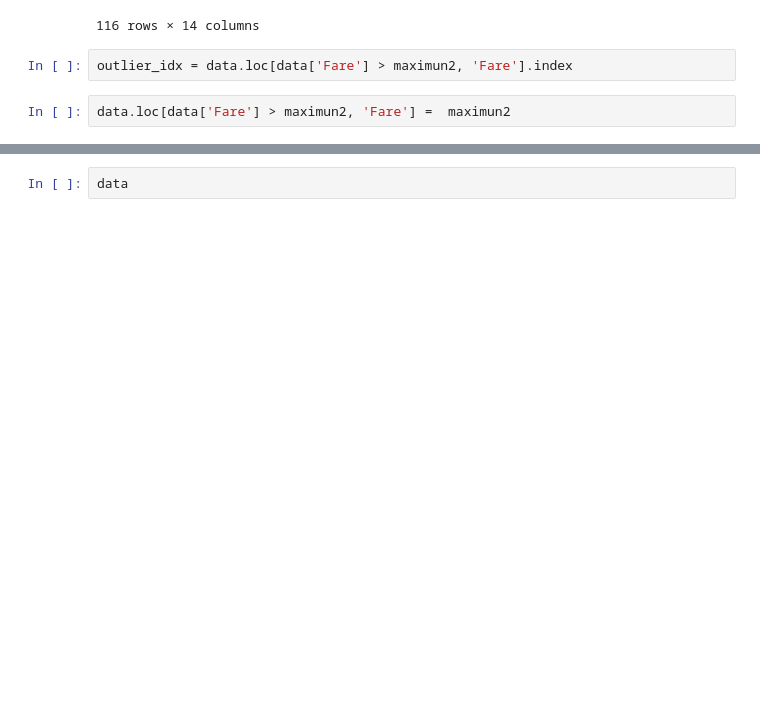
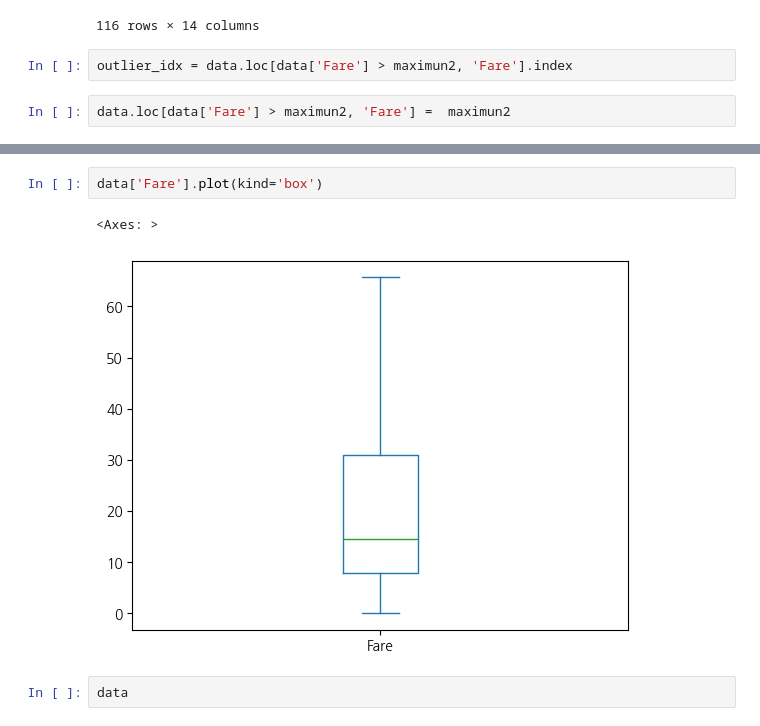
Before and after one commit to haram4th/finech, a Jupyter notebook: 05machine_learning/06데이터척도_이상값탐지및처리.ipynb, the cells around one changed output, grey strips where cells are left out. Drawn from its saved outputs; the diff is of its cells as text; blank space fills up the shorter version.

```diff
--- a/05machine_learning/06데이터척도_이상값탐지및처리.ipynb
+++ b/05machine_learning/06데이터척도_이상값탐지및처리.ipynb
@@ -326,6 +319,11 @@ data.describe()
 | 50% | 446.000000 | 0.000000 | 3.000000 | 28.000000 | 0.000000 | 0.000000 | 14.454200 | -3.571902e-01 | -3.573909e-01 |
 | 75% | 668.500000 | 1.000000 | 3.000000 | 38.000000 | 1.000000 | 0.000000 | 31.000000 | -2.423274e-02 | -2.424635e-02 |
 | max | 891.000000 | 1.000000 | 3.000000 | 80.000000 | 8.000000 | 6.000000 | 65.634400 | 9.661740e+00 | 9.667167e+00 |
+# %%
+data['Fare'].plot(kind='box')
+# %% [output]
+<Axes: >
+[figure, added]
 # %%
 data
 # %% [output]
```
Also changed, not shown: parts of 2 cells of this notebook, 1 other file.
